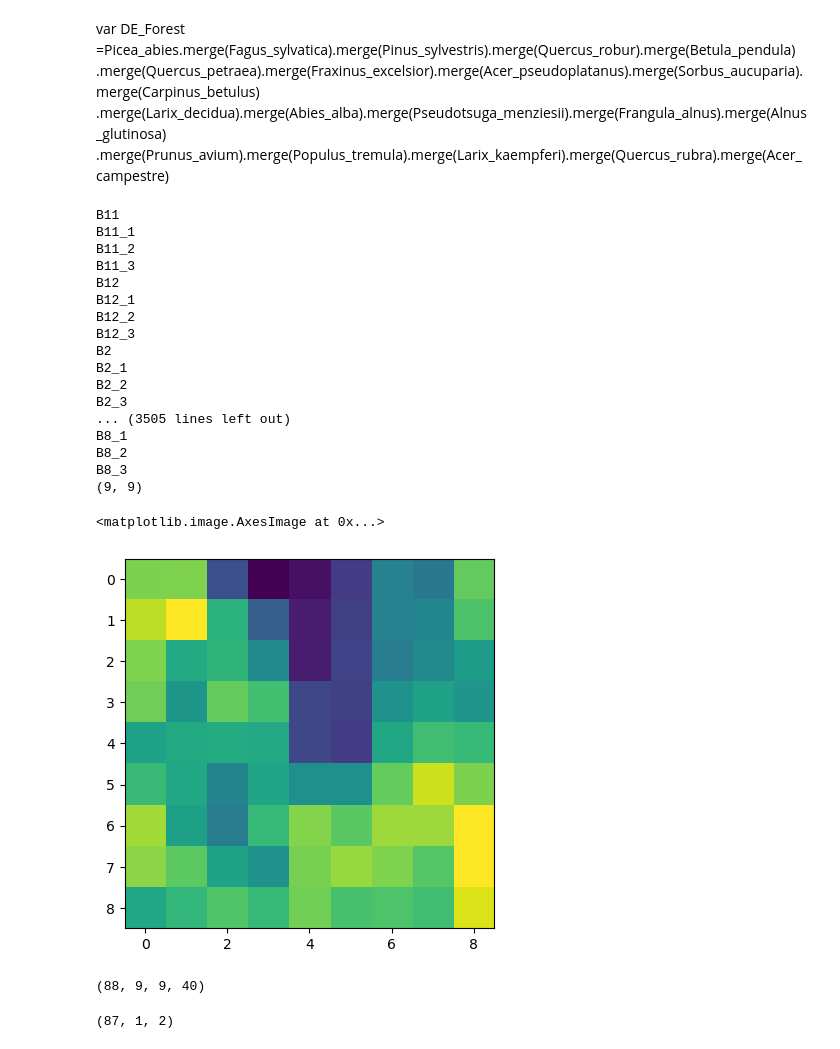
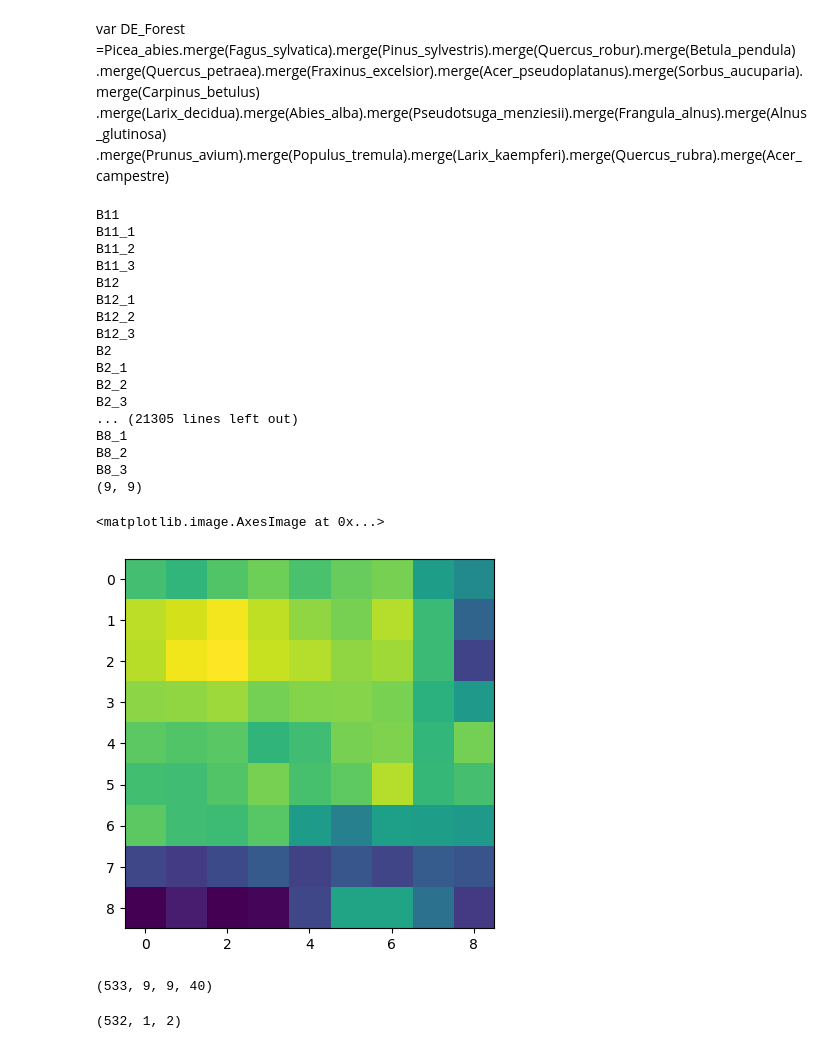
Before and after one commit to SiruiWang0731/Tree-species-classification, a Jupyter notebook: tree_classification_datapre.ipynb, the cells around one changed output. Drawn from its saved outputs; the diff is of its cells as text; code cells hidden in the pictures.

```diff
--- a/tree_classification_datapre.ipynb
+++ b/tree_classification_datapre.ipynb
@@ -36,43 +36,43 @@ var DE_Forest =Picea_abies.merge(Fagus_sylvatica).merge(Pinus_sylvestris).merge(
 .merge(Prunus_avium).merge(Populus_tremula).merge(Larix_kaempferi).merge(Quercus_rubra).merge(Acer_campestre)
 # %%
 
-path = '/Users/siruiwang/Documents/ESPACE-LECTURE/3rd_semester/Data science of earth observation/Project_data_science/data0121/GeoJson/Betula_pendula_0121.geojson'
-index=5
-tree_type = 'Betula_pendula'
+path = '/Users/siruiwang/Documents/ESPACE-LECTURE/3rd_semester/Data science of earth observation/Project_data_science/GeoJson_forestmask0129/Pinus_sylvestris_forestmask_0129.geojson'
+index=3
+tree_type = 'Pinus_sylvestris'
 kernel=9
 bands=40
 with open(path) as f:
     data = json.load(f)
 for feature in data['features']:
     for properties in feature['properties']:
         print(properties)
 
 B8 = jsonpath(data, "$..B8")
 
 B8data=np.array(B8[0])
 print(B8data.shape)
 plt.imshow(B8data)
 #print(ddate)
 # %% [output]
 B11
 B11_1
 B11_2
 B11_3
 B12
 B12_1
 B12_2
 B12_3
 B2
 B2_1
 B2_2
 B2_3
-... (3505 lines left out)
+... (21305 lines left out)
 B8_1
 B8_2
 B8_3
 (9, 9)
 <matplotlib.image.AxesImage at 0x...>
-[figure, old version]
+[figure, new version]
 # %%
 B2 = jsonpath(data, "$..B2")
 B3 = jsonpath(data, "$..B3")
@@ -129,7 +129,7 @@ for i in range(0,number_samples-1):
       dataset[i]=np.dstack((np.array(dataset_spring[i]),np.array(dataset_summer[i]),np.array(dataset_autumn[i]),np.array(dataset_winter[i])))
 print(np.array(dataset).shape)
 # %% [output]
-(88, 9, 9, 40)
+(533, 9, 9, 40)
 # %%
 def navie_sample(src_image, label):
     # forest-1, debris-2, water-3
@@ -155,4 +155,4 @@ t_sample_array = np.array(t_sample, dtype=object)
 print(t_sample_array.shape)
 np.save(t_root, t_sample_array)
 # %% [output]
-(87, 1, 2)
+(532, 1, 2)
```
